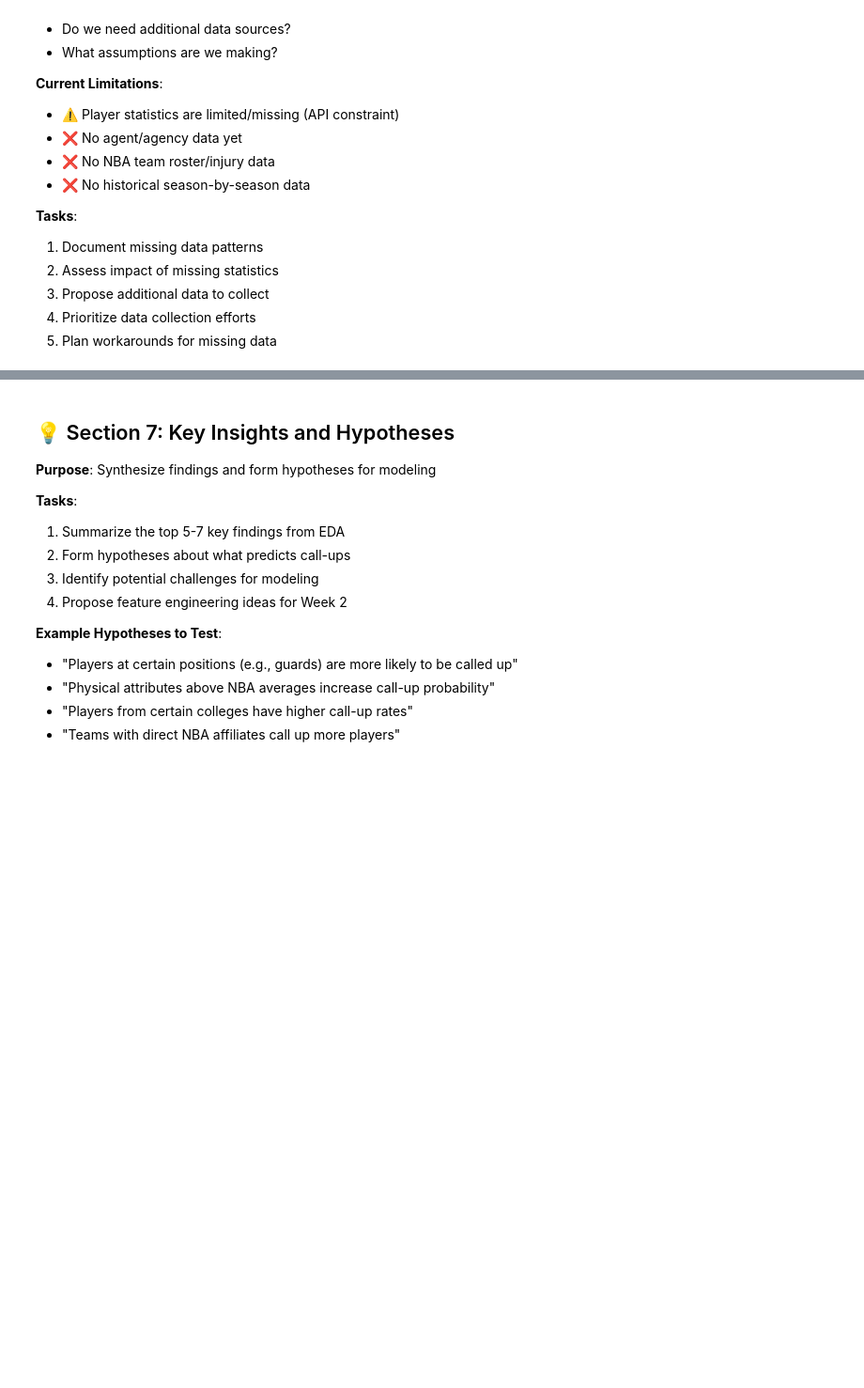
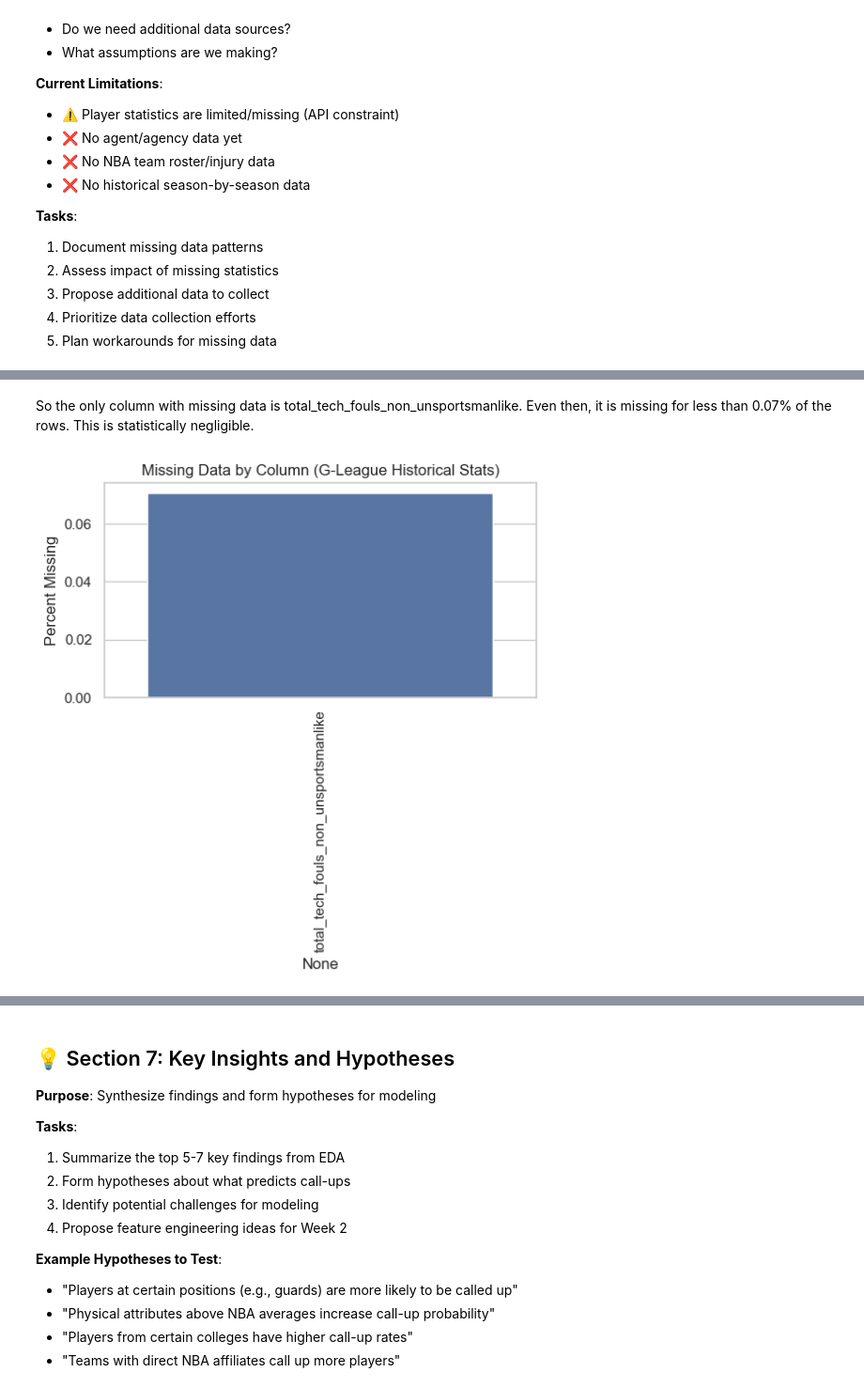
Before and after one commit to anirudh9280/Next-Up, a Jupyter notebook: eda.ipynb, the cells around one changed output, grey strips where cells are left out. Shown: that part at 94% size. Drawn from its saved outputs; the diff is of its cells as text; code cells hidden in the pictures; blank space fills up the shorter version.

```diff
--- a/eda.ipynb
+++ b/eda.ipynb
@@ -898,0 +1000,8 @@ Call-ups by Other Teams: 87.5%
+# %% [markdown]
+So the only column with missing data is total_tech_fouls_non_unsportsmanlike. Even then, it is missing for less than 0.07% of the rows. This is statistically negligible.
+# %%
+# TODO: Document limitations
+# Simple fix to make your dataset 100% clean
+all_stats['total_tech_fouls_non_unsportsmanlike'] = all_stats['total_tech_fouls_non_unsportsmanlike'].fillna(0)
+# %% [output]
+[figure, added]
```
Also changed, not shown: parts of 9 cells of this notebook.
